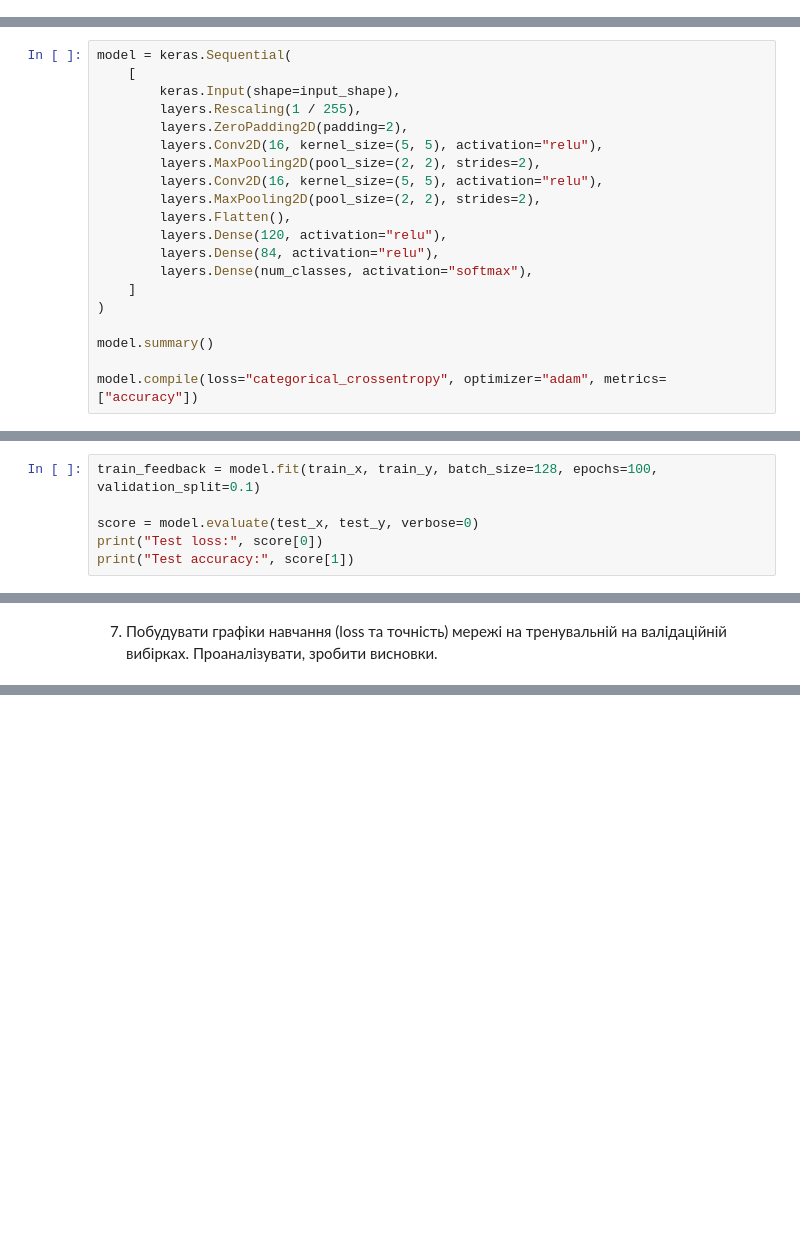
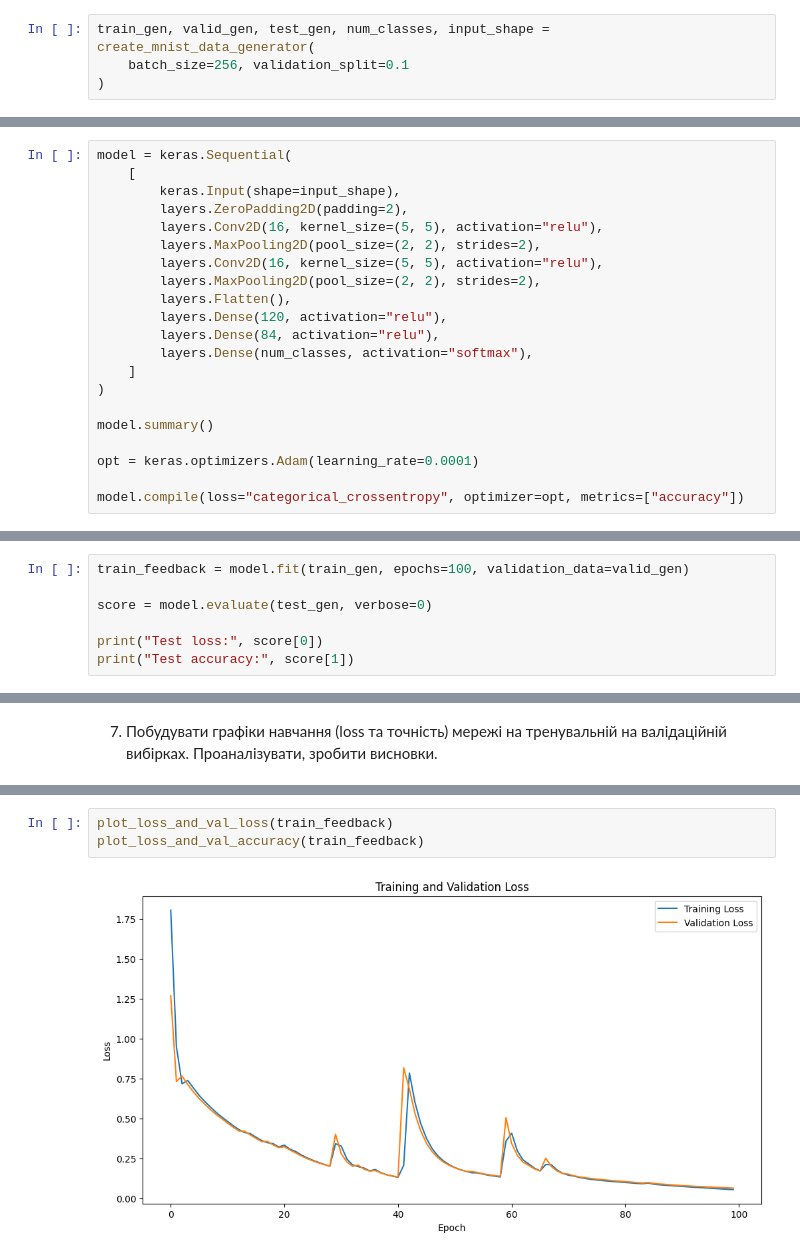
Before and after one commit to melalex/computer-vision, a Jupyter notebook: notebooks/lab_1_2__base_cvv_implementation.ipynb, the cells around one changed output, grey strips where cells are left out. Cells and saved outputs as stored; diff of their text form; blank space fills up the shorter version.

```diff
--- a/notebooks/lab_1_2__base_cvv_implementation.ipynb
+++ b/notebooks/lab_1_2__base_cvv_implementation.ipynb
@@ -28,0 +18,4 @@ test_y = keras.utils.to_categorical(test_y, num_classes)
+# %%
+train_gen, valid_gen, test_gen, num_classes, input_shape = create_mnist_data_generator(
+    batch_size=256, validation_split=0.1
+)
@@ -33,7 +32,6 @@ test_y = keras.utils.to_categorical(test_y, num_classes)
 model = keras.Sequential(
     [
         keras.Input(shape=input_shape),
-        layers.Rescaling(1 / 255),
         layers.ZeroPadding2D(padding=2),
         layers.Conv2D(16, kernel_size=(5, 5), activation="relu"),
         layers.MaxPooling2D(pool_size=(2, 2), strides=2),
@@ -48,5 +46,7 @@ model = keras.Sequential(
 
 model.summary()
 
-model.compile(loss="categorical_crossentropy", optimizer="adam", metrics=["accuracy"])
+opt = keras.optimizers.Adam(learning_rate=0.0001)
+
+model.compile(loss="categorical_crossentropy", optimizer=opt, metrics=["accuracy"])
 # %% [output]
@@ -74,9 +71,10 @@ Model: "sequential_1"
 # %% [markdown]
 6. Навчити мережу на завантаженому датасетi, використовуючи рiзнi гiперпараметри (можливо, але не обов’язково, використати grid search та cross validation).
 # %%
-train_feedback = model.fit(train_x, train_y, batch_size=128, epochs=100, validation_split=0.1)
+train_feedback = model.fit(train_gen, epochs=100, validation_data=valid_gen)
 
-score = model.evaluate(test_x, test_y, verbose=0)
+score = model.evaluate(test_gen, verbose=0)
+
 print("Test loss:", score[0])
 print("Test accuracy:", score[1])
 # %% [output]
@@ -122,0 +103,5 @@ plt.show()
+# %%
+plot_loss_and_val_loss(train_feedback)
+plot_loss_and_val_accuracy(train_feedback)
+# %% [output]
+[figure, added]
```
Also changed, not shown: parts of 7 cells of this notebook, 13 other files.
